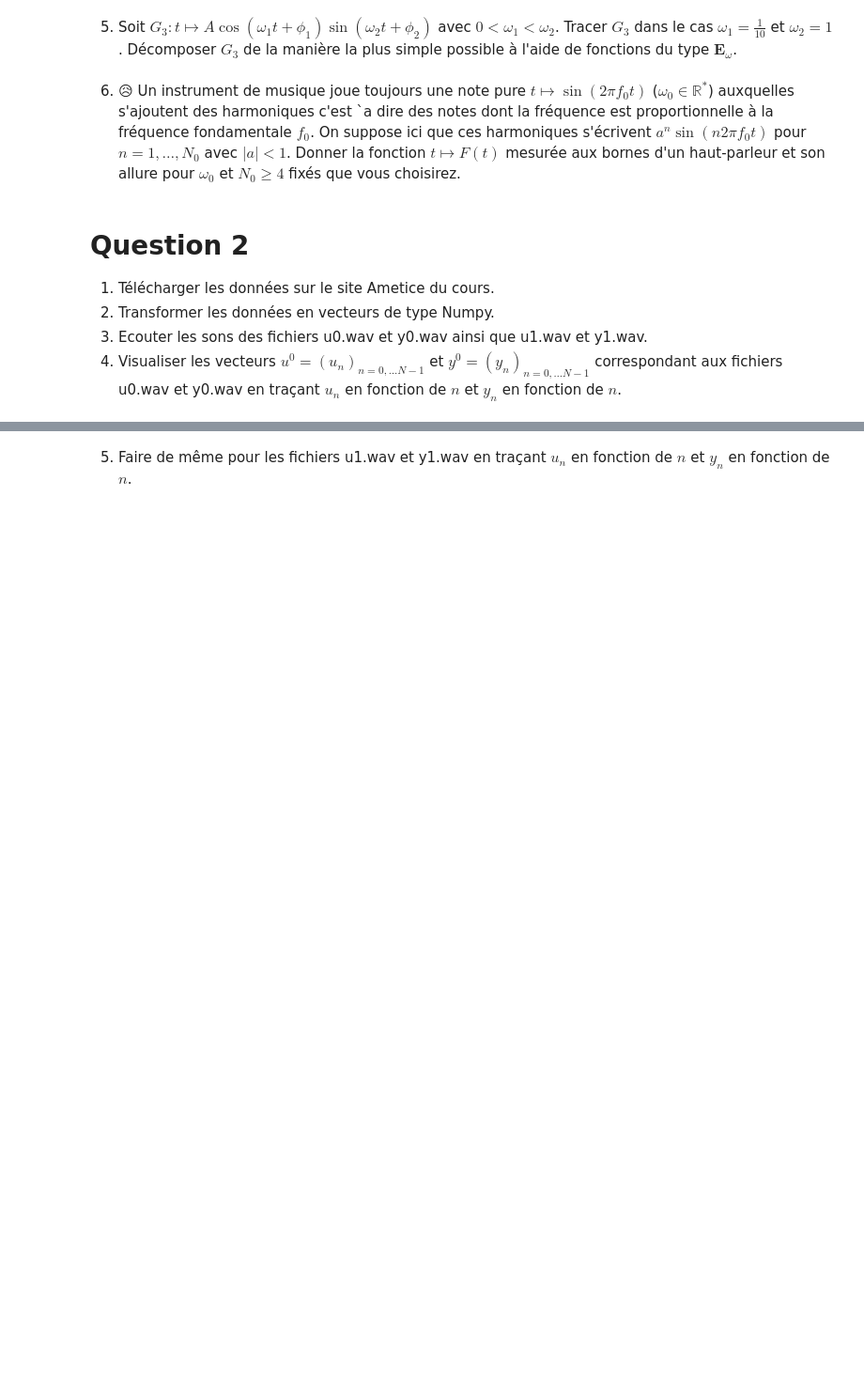
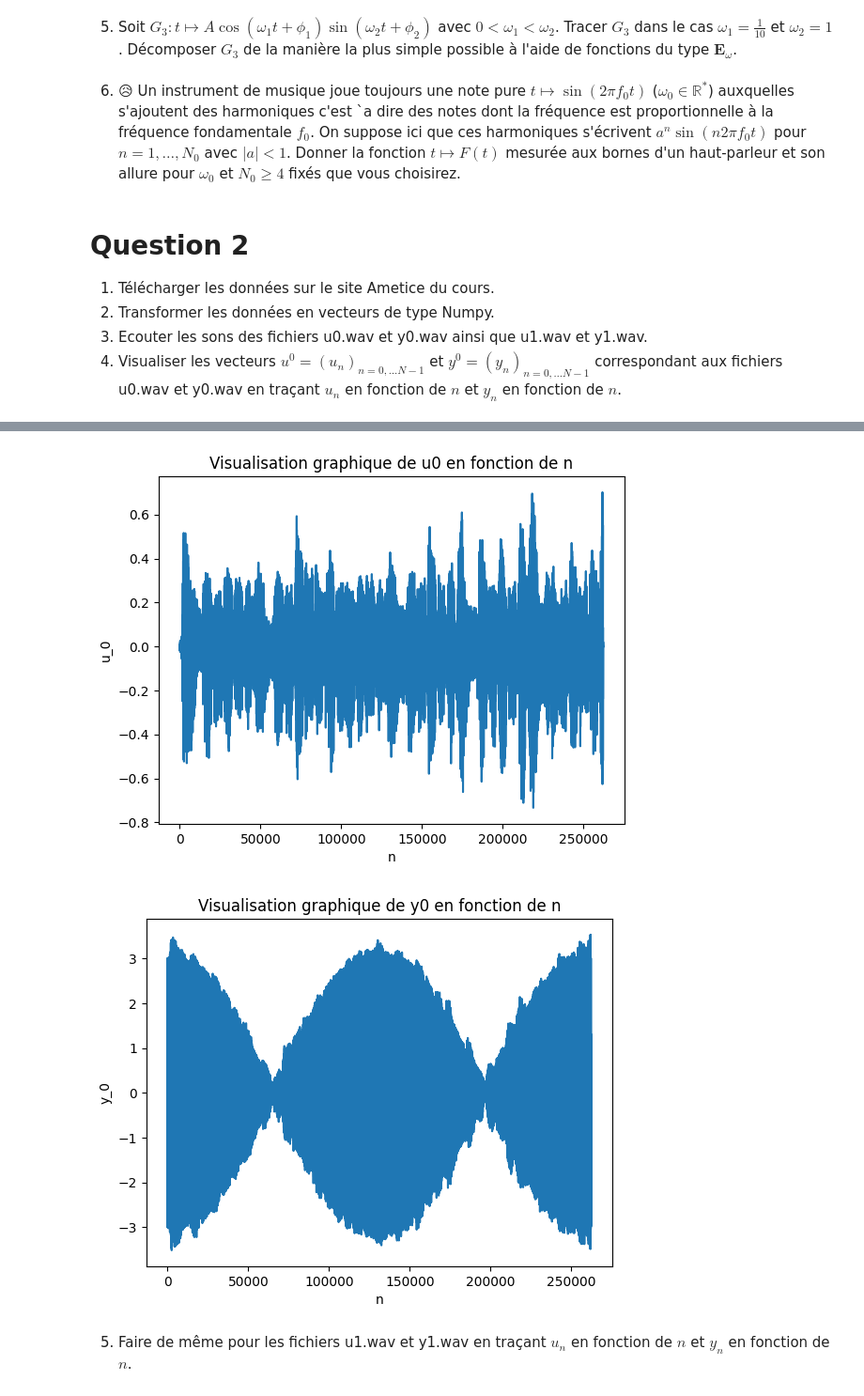
Before and after one commit to kenzalittlegenius/audio-denoising-fourier, a Jupyter notebook: DCC1_Projet_Debruitage_NoteBook.ipynb, the cells around one changed output, grey strips where cells are left out. Shown at 94% size. Cells and saved outputs as stored; diff of their text form; code cells hidden in the pictures; blank space fills up the shorter version.

```diff
--- a/DCC1_Projet_Debruitage_NoteBook.ipynb
+++ b/DCC1_Projet_Debruitage_NoteBook.ipynb
@@ -98,10 +98,57 @@ $G_3$ dans le cas $\omega_1 = \frac{1}{10}$ et $\omega_2=1$. Décomposer $G_3$ d
 3.  Ecouter les sons des fichiers u0.wav et y0.wav ainsi que u1.wav et y1.wav.
 4.  Visualiser les vecteurs $u^0=(u_n)_{n=0,\dots N-1}$ et $y^0=(y_n)_{n=0,\dots N-1}$ correspondant aux fichiers u0.wav et y0.wav en traçant $u_n$ en fonction de $n$ et $y_n$ en fonction de $n$.
 # %%
+import numpy as np
+import matplotlib.pyplot as plt
 from scipy.io import wavfile
+from IPython.display import Audio, display
 
-#on transforme les données en vecteurs de type Numpy
-fs1, u0 = wavfile.read("Sons à télécharger-20260125/u0.wav")
-fs2, y0 = wavfile.read("Sons à télécharger-20260125/y0.wav")
-fs3, u1 = wavfile.read("Sons à télécharger-20260125/u1.wav")
-fs4, y1 = wavfile.read("Sons à télécharger-20260125/y1.wav")
+#1 et 2 on importe et transforme les données u0 y0 u1 et y1 en vecteurs de type Numpy
+fs_u0, u0 = wavfile.read("Sons à télécharger-20260125/u0.wav")
+fs_y0, y0 = wavfile.read("Sons à télécharger-20260125/y0.wav")
+fs_u1, u1 = wavfile.read("Sons à télécharger-20260125/u1.wav")
+fs_y1, y1 = wavfile.read("Sons à télécharger-20260125/y1.wav")
+
+#3 il existe une librairie nommée IPython.display pour écouter les sons sur Jupyter notebook !
+display(Audio(u0, rate=fs_u0))
+display(Audio(y0, rate=fs_y0))
+display(Audio(u1, rate=fs_u1))
+display(Audio(y1, rate=fs_y1))
+
+
+
+u0 = u0.astype(float)
+y0 = y0.astype(float)
+u1 = u1.astype(float)
+y1 = y1.astype(float)
+
+
+#4 Visualisation graphique de u0 en fonction de n
+plt.title(f"Visualisation graphique de u0 en fonction de n")
+n = np.arange(u0.size)
+
+
+#abscisse
+plt.xlabel("n")
+#ordonnées
+plt.ylabel("u_0")
+
+#pour des raisons visuelles on ne trace que les 5000 premier points
+plt.plot(n,u0)
+plt.show()
+
+
+
+#4 Visualisation graphique de y0 en fonction de n
+plt.title(f"Visualisation graphique de y0 en fonction de n")
+n = np.arange(y0.size)
+
+
+#abscisse
+plt.xlabel("n")
+#ordonnées
+plt.ylabel("y_0")
+
+plt.plot(n,y0)
+plt.show()
+# %% [output]
@@ -108,2 +159,4 @@ fs4, y1 = wavfile.read("Sons à télécharger-20260125/y1.wav")
+[figure, added]
+[figure, added]
 # %% [markdown]
 5.  Faire de même pour les fichiers u1.wav et y1.wav en traçant $u_n$ en fonction de $n$ et $y_n$ en fonction de $n$.
```
Also changed, not shown: parts of 4 cells of this notebook.
